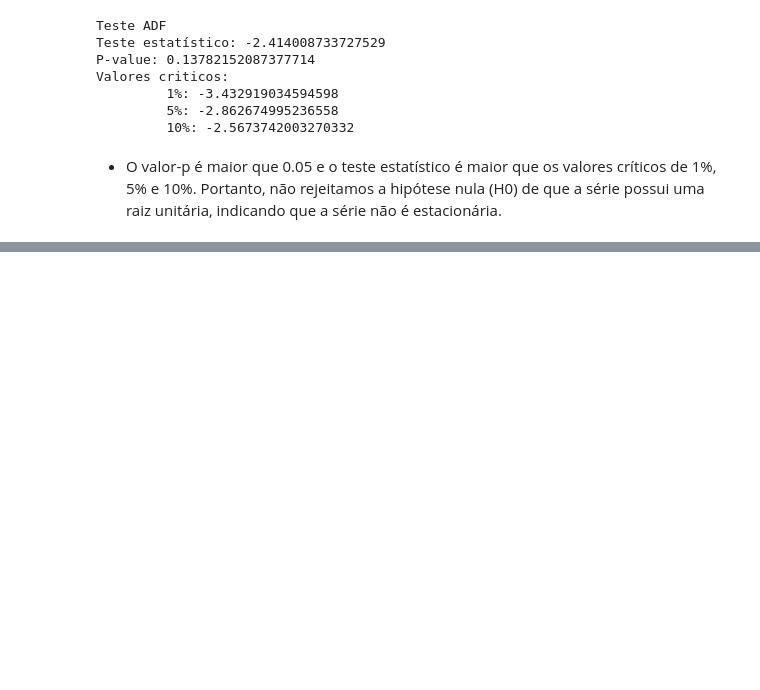
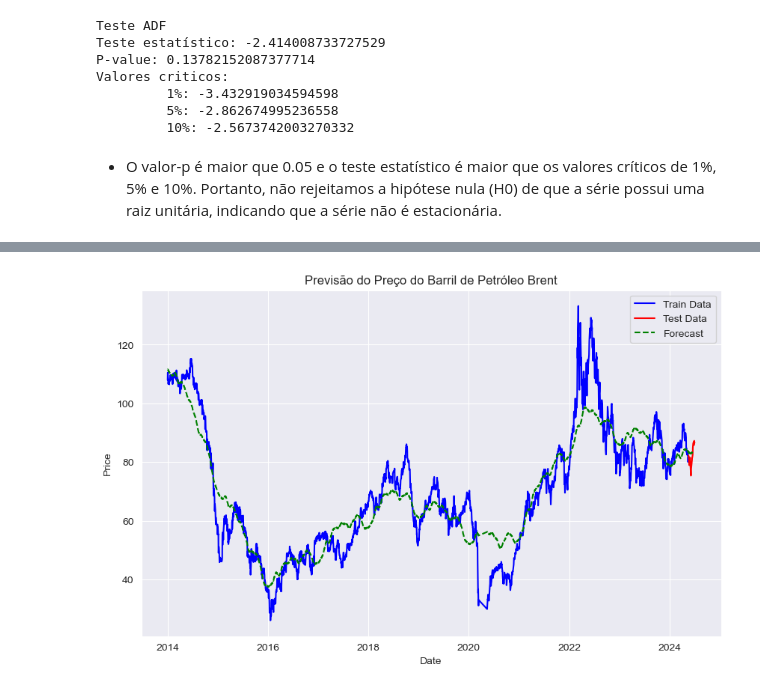
Before and after one commit to leandric/TECH_CHALLENGE_FASE_4, a Jupyter notebook: TECH_CHALLANGE.ipynb, the cells around one changed output, grey strips where cells are left out. Saved outputs shown, nothing was run; the diff lists cells and outputs as text; code cells hidden in the pictures; blank space fills up the shorter version.

```diff
--- a/TECH_CHALLANGE.ipynb
+++ b/TECH_CHALLANGE.ipynb
@@ -425,7 +428,8 @@ from sklearn.metrics import mean_absolute_percentage_error
 df.index = pd.to_datetime(df.index)
 
 # Separar os últimos 30 dias como conjunto de teste
-test_size = 30
+intervalo_dias = 30
+test_size = intervalo_dias
 train_data = df.iloc[:-test_size]
 test_data = df.iloc[-test_size:]
 
@@ -545,0 +566,91 @@ test_data.describe()
+# %%
+# Renomear colunas para o formato esperado pelo Prophet
+df.reset_index(inplace=True)
+df = df.rename(columns={'Date': 'ds', 'barril': 'y'})
+# %%
+# Dividir em treino e teste
+intervalo_dias = 30
+train = df[:-intervalo_dias]
+test = df[-intervalo_dias:]
+
+# Definir a função para realizar GridSearch
+def gridsearch_prophet(train, param_grid):
+    all_params = [dict(zip(param_grid.keys(), v)) for v in itertools.product(*param_grid.values())]
+    best_params = None
+    best_mae = float("inf")
+    for params in all_params:
+        model = Prophet(**params)
+        model.fit(train)
+        future = model.make_future_dataframe(periods=intervalo_dias)
+        forecast = model.predict(future)
+        forecast = forecast[-intervalo_dias:]
+        mae = mean_absolute_error(test['y'], forecast['yhat'])
+        if mae < best_mae:
+            best_mae = mae
+            best_params = params
+    return best_params, best_mae
+
+# Definir os hiperparâmetros para o GridSearch
+param_grid = {
+    'seasonality_mode': ['additive', 'multiplicative'],
+    'changepoint_prior_scale': [0.01, 0.1, 0.5],
+    'seasonality_prior_scale': [0.01, 0.1, 1.0]
+}
+
+'''
+param_grid = {
+    'seasonality_mode': ['additive', 'multiplicative'],
+    'changepoint_prior_scale': [0.01, 0.1, 0.5, 1.0],
+    'seasonality_prior_scale': [0.01, 0.1, 1.0, 10.0],
+    'holidays_prior_scale': [0.01, 0.1, 1.0, 10.0],
+    'yearly_seasonality': [5, 10, 20],
+    'weekly_seasonality': [5, 10, 20],
+    'daily_seasonality': [5, 10, 20]
+}
+'''
+
+# Realizar o GridSearch
+best_params, best_mae = gridsearch_prophet(train, param_grid)
+
+# Ajustar o melhor modelo
+best_model = Prophet(**best_params)
+best_model.fit(train)
+future = best_model.make_future_dataframe(periods=intervalo_dias)
+forecast = best_model.predict(future)
+
+# Calcular métricas de avaliação
+mae = mean_absolute_error(test['y'], forecast['yhat'][-intervalo_dias:])
+rmse = np.sqrt(mean_squared_error(test['y'], forecast['yhat'][-intervalo_dias:]))
+r2 = r2_score(test['y'], forecast['yhat'][-intervalo_dias:])
+
+# Gerar relatório com as métricas de avaliação
+print(f"Melhores Hiperparâmetros: {best_params}")
+print(f"MAE: {mae}")
+print(f"RMSE: {rmse}")
+print(f"R²: {r2}")
+
+# Plotar os resultados
+fig, ax = plt.subplots(figsize=(10, 6))
+
+# Plotar dados de treino
+ax.plot(train['ds'], train['y'], label='Train Data', color='blue')
+
+# Plotar dados de teste
+ax.plot(test['ds'], test['y'], label='Test Data', color='red')
+
+# Plotar previsões
+ax.plot(forecast['ds'], forecast['yhat'], label='Forecast', color='green', linestyle='dashed')
+
+# Adicionar título e legendas
+ax.set_title('Previsão do Preço do Barril de Petróleo Brent')
+ax.set_xlabel('Date')
+ax.set_ylabel('Price')
+ax.legend()
+
+# Mostrar o gráfico
+plt.show()
+
+# Visualizar componentes da previsão
+best_model.plot_components(forecast)
+plt.show()
+# %% [output]
@@ -545,0 +678 @@ test_data.describe()
+[figure, added]
```
Also changed, not shown: parts of 18 cells of this notebook, 7 other files.
